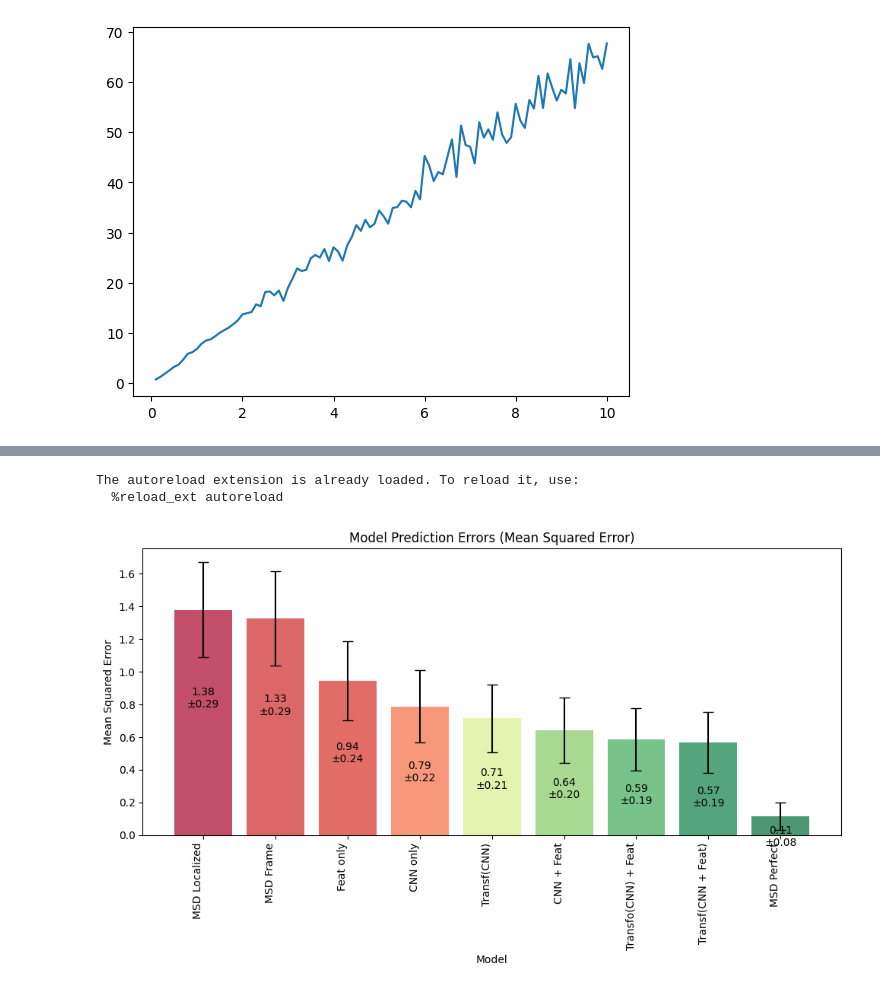
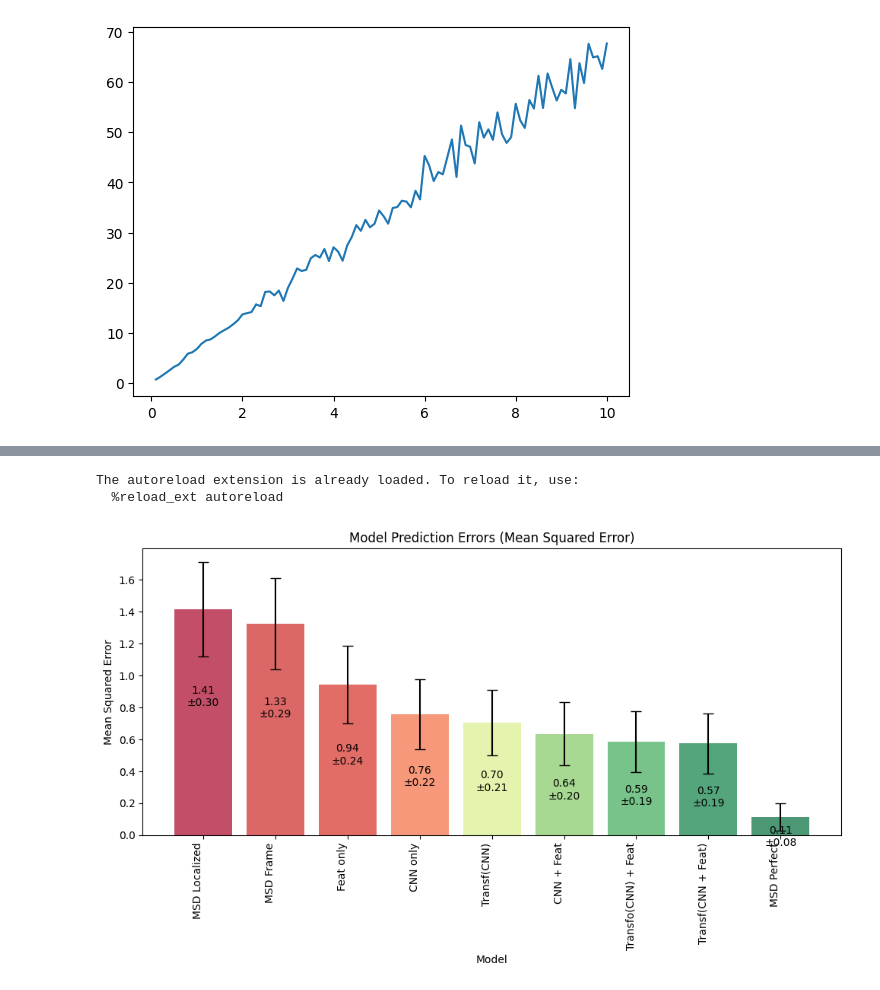
Before and after one commit to Biomedical-Imaging-Group/MolecularDiffusion_MiViT, a Jupyter notebook: train_resultsImagesFeatures.ipynb, the cells around one changed output, grey strips where cells are left out. Saved outputs shown, nothing was run; the diff lists cells and outputs as text; code cells hidden in the pictures.

```diff
--- a/train_resultsImagesFeatures.ipynb
+++ b/train_resultsImagesFeatures.ipynb
@@ -590,35 +590,35 @@ models2 = models.copy()
 
 models2.update({"im_tr_rot" : models["im_tr"]})
 models2.update({"im_ft_late_tr_rot" : models["im_ft_late_tr"]})
 models2.update({"im_ft_early_tr_rot" : models["im_ft_early_tr"]})
 models2.update({"im_resnet_rot" : models["im_resnet"]})
 models2.update({"im_ft_resnet_rot" : models["im_ft_resnet"]})
 
 
 sel = ["im_tr", "im_tr_rot",  "im_ft_late_tr",  "im_ft_late_tr_rot", "im_ft_early_tr", "im_ft_early_tr_rot", "im_resnet", "im_resnet_rot", "im_ft_resnet", "im_ft_resnet_rot", "ft_mlp", "MSD_Perfect", "MSD_Frame", "MSD_Localized"]
 """
 
 
 cmap = plt.get_cmap("RdYlGn")
 colors_dict = {
     msdLocalized : cmap(0.01),
     msdFrame : cmap(0.08),
     ft_mlp : cmap(0.1),
     im_resnet : cmap(0.2),
     im_tr : cmap(0.6),
     im_ft_resnet : cmap(0.75),
     im_ft_late_tr : cmap(0.85),
     im_ft_early_tr : cmap(0.95),
     msdPerfect : cmap(0.99),
                    }
 sel_models = list(colors_dict.keys())
 
-#mse_dict,std_dict = compute_erro_all_d(models, val_vid_in_order, val_feat_in_order,val_trajs_in_order, val_d_in_order, sel_models)
+mse_dict,std_dict = compute_erro_all_d(models, val_vid_in_order, val_feat_in_order,val_trajs_in_order, val_d_in_order, sel_models)
 plot_error_std(sel_models, mse_dict, std_dict, colors_dict)
 # %% [output]
 The autoreload extension is already loaded. To reload it, use:
   %reload_ext autoreload
-[figure, old version]
+[figure, new version]
 # %%
 modelsPlot1 = ["MSD_Localized", "ft_mlp", "im_resnet", "im_tr", "im_ft_resnet","im_ft_early_tr", "MSD_Perfect"]
 modelsPlot2 = ["MSD_Localized", "ft_mlp", "im_resnet", "im_tr", "im_ft_resnet","im_ft_early_tr"]
```
Also changed, not shown: parts of 8 cells of this notebook, 1 other file.
